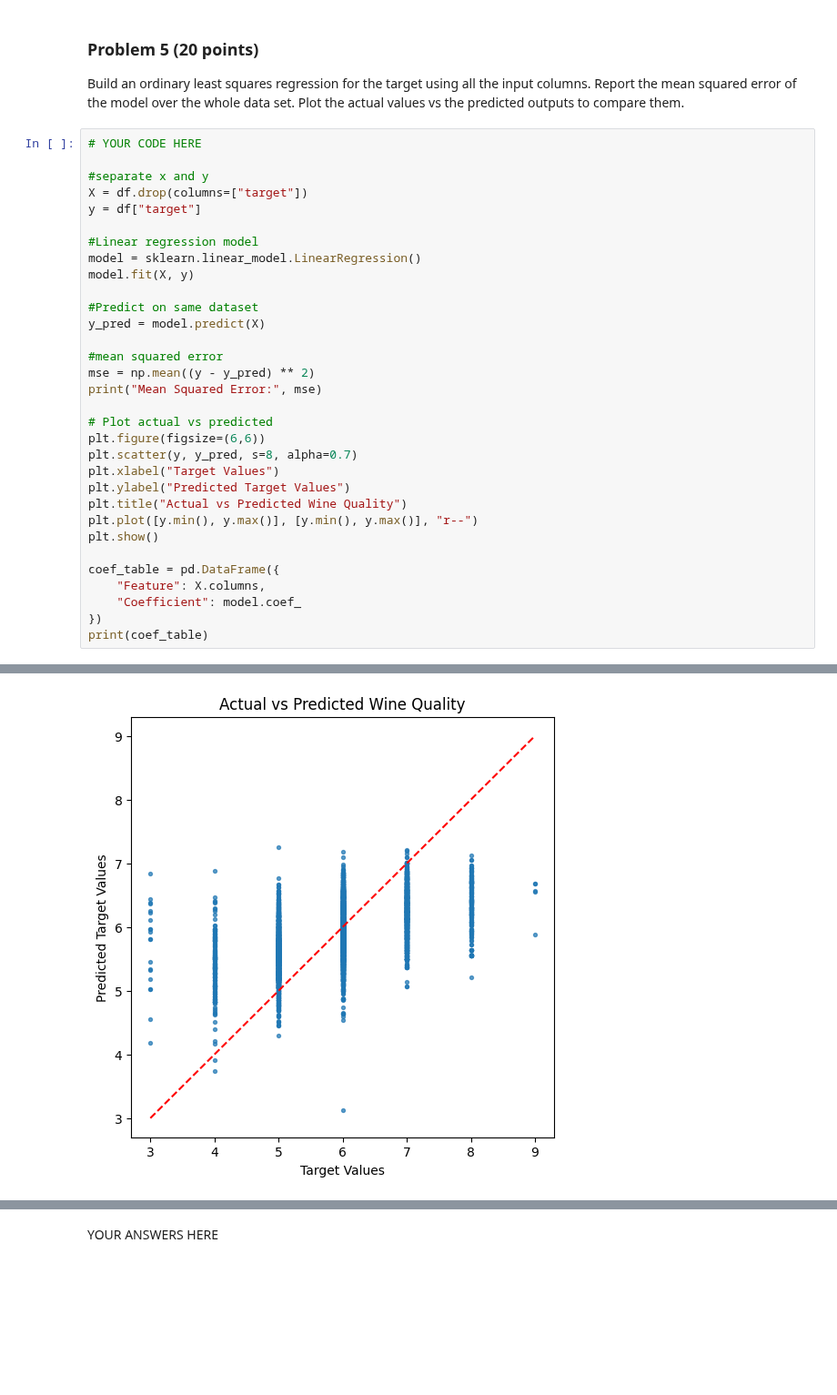
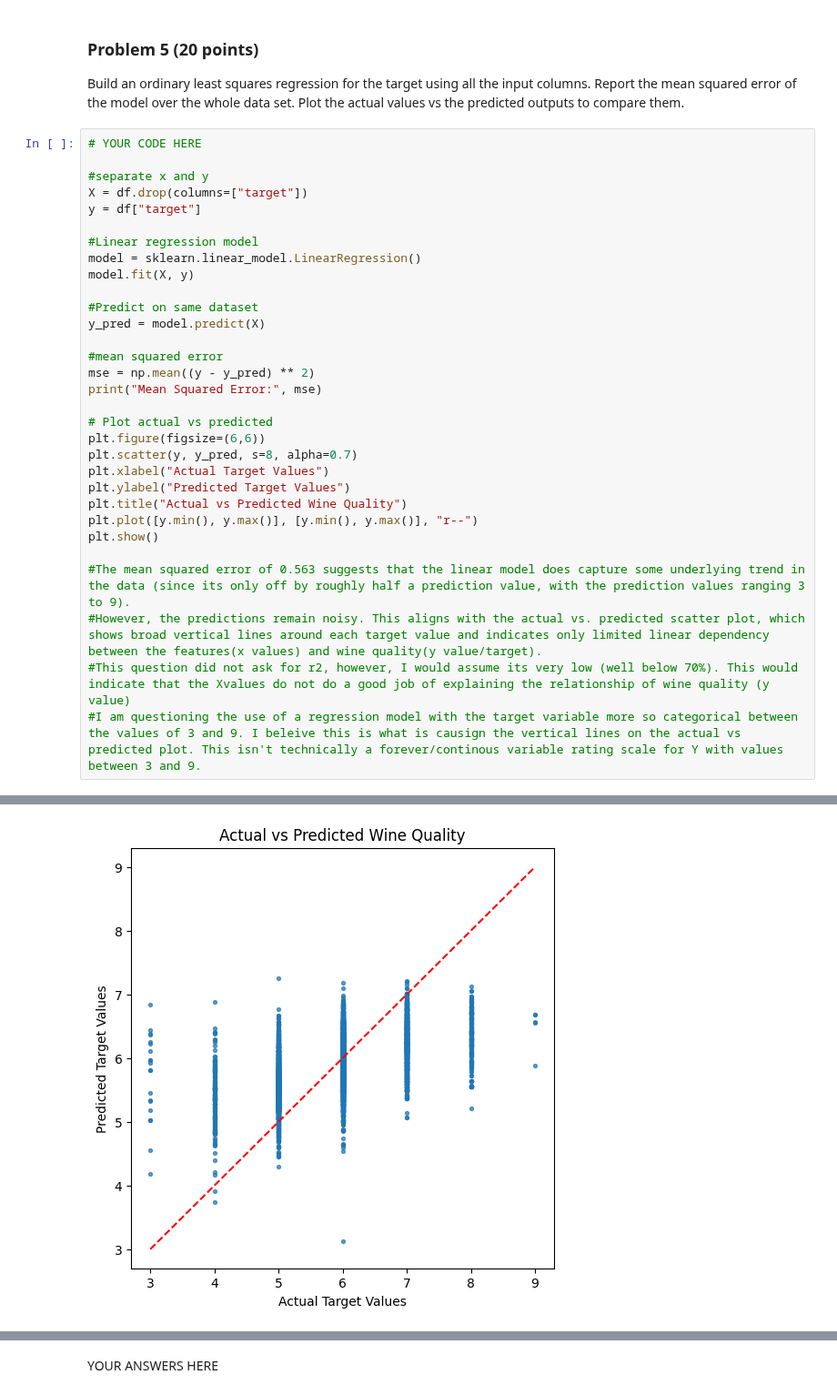
Before and after one commit to JCameronH/dx601-final-project, a Jupyter notebook: project.ipynb, the cells around one changed output, grey strips where cells are left out. Shown at 91% size. Cells and saved outputs as stored; diff of their text form; blank space fills up the shorter version.

```diff
--- a/project.ipynb
+++ b/project.ipynb
@@ -200,35 +200,34 @@ Plot the actual values vs the predicted outputs to compare them.
 # %%
 # YOUR CODE HERE
 
 #separate x and y
 X = df.drop(columns=["target"])
 y = df["target"]
 
 #Linear regression model
 model = sklearn.linear_model.LinearRegression()
 model.fit(X, y)
 
 #Predict on same dataset
 y_pred = model.predict(X)
 
 #mean squared error
 mse = np.mean((y - y_pred) ** 2)
 print("Mean Squared Error:", mse)
 
 # Plot actual vs predicted
 plt.figure(figsize=(6,6))
 plt.scatter(y, y_pred, s=8, alpha=0.7)
-plt.xlabel("Target Values")
+plt.xlabel("Actual Target Values")
 plt.ylabel("Predicted Target Values")
 plt.title("Actual vs Predicted Wine Quality")
 plt.plot([y.min(), y.max()], [y.min(), y.max()], "r--")
 plt.show()
 
-coef_table = pd.DataFrame({
-    "Feature": X.columns,
-    "Coefficient": model.coef_
-})
-print(coef_table)
+#The mean squared error of 0.563 suggests that the linear model does capture some underlying trend in the data (since its only off by roughly half a prediction value, with the prediction values ranging 3 to 9).
+#However, the predictions remain noisy. This aligns with the actual vs. predicted scatter plot, which shows broad vertical lines around each target value and indicates only limited linear dependency between the features(x values) and wine quality(y value/target).
+#This question did not ask for r2, however, I would assume its very low (well below 70%). This would indicate that the Xvalues do not do a good job of explaining the relationship of wine quality (y value)
+#I am questioning the use of a regression model with the target variable more so categorical between the values of 3 and 9. I beleive this is what is causign the vertical lines on the actual vs predicted plot. This isn't technically a forever/continous variable rating scale for Y with values between 3 and 9.
 # %% [output]
 Mean Squared Error: 0.5631540629886564
-[figure, old version]
+[figure, new version]
```
Also changed, not shown: parts of 2 cells of this notebook.
